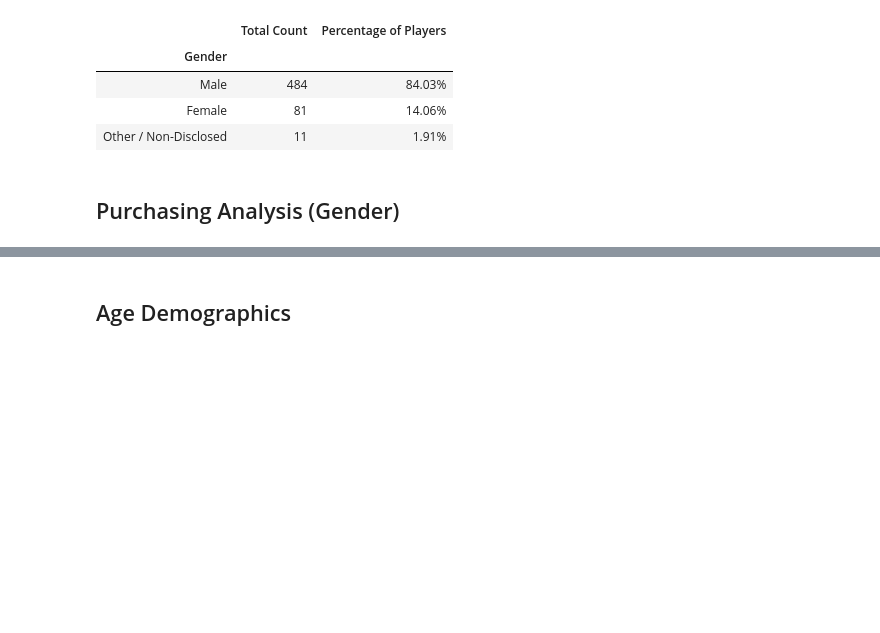
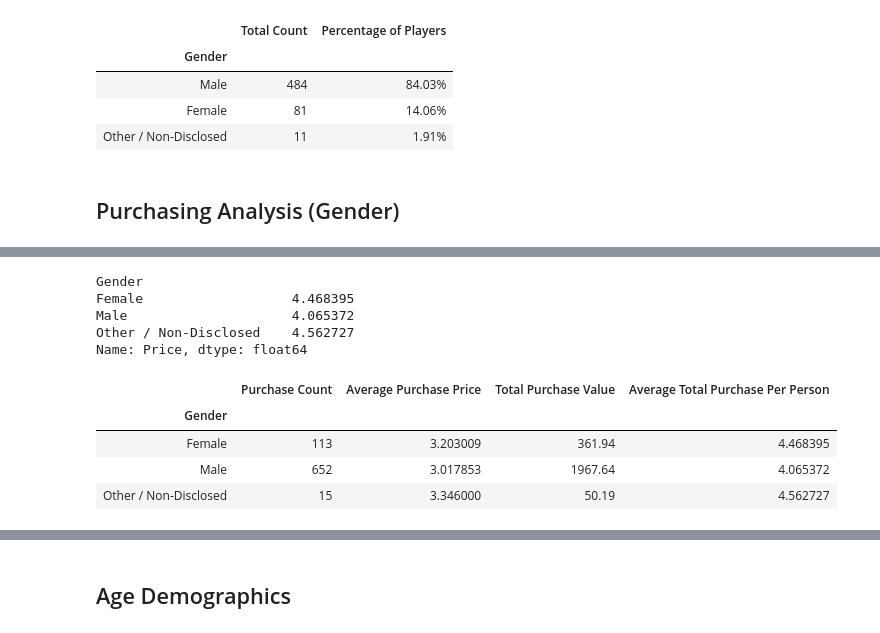
Before and after one commit to blt1339/pandas-challenge, a Jupyter notebook: HeroesOfPymoli/HeroesOfPymoli.ipynb, the cells around one changed output, grey strips where cells are left out. Drawn from its saved outputs; the diff is of its cells as text; code cells hidden in the pictures; blank space fills up the shorter version.

```diff
--- a/HeroesOfPymoli/HeroesOfPymoli.ipynb
+++ b/HeroesOfPymoli/HeroesOfPymoli.ipynb
@@ -148,0 +179,3 @@ sorted_gender_percent_summary_df.head()
+# %%
+gender_total_revenue = grouped_gender_df['Price'].sum()
+gender_total_revenue
@@ -148,0 +188,4 @@ sorted_gender_percent_summary_df.head()
+# %%
+# Group purchase_data by Gender
+grouped_sn_gender_df = purchase_data_df.groupby(["SN","Gender"])
+grouped_sn_gender_df.head()
@@ -148,0 +206,3 @@ sorted_gender_percent_summary_df.head()
+# %%
+total_purchase_gender_by_sn = grouped_sn_gender_df['Price'].sum()
+total_purchase_gender_by_sn
@@ -148,0 +223,23 @@ sorted_gender_percent_summary_df.head()
+# %%
+average_total_purchase_by_gender = total_purchase_gender_by_sn.groupby('Gender').mean()
+average_total_purchase_by_gender
+# %% [output]
+Gender
+Female                   4.468395
+Male                     4.065372
+Other / Non-Disclosed    4.562727
+Name: Price, dtype: float64
+# %%
+# Add the data into the summary DataFram3e
+purchasing_analysis_gender_df = pd.DataFrame({"Purchase Count": gender_number_purchases,
+                                              "Average Purchase Price": gender_average_price,
+                                              "Total Purchase Value": gender_total_revenue,
+                                             "Average Total Purchase Per Person": average_total_purchase_by_gender
+                                            })
+purchasing_analysis_gender_df
+# %% [output]
+|  | Purchase Count | Average Purchase Price | Total Purchase Value | Average Total Purchase Per Person |
+| Gender |  |  |  |  |
+| Female | 113 | 3.203009 | 361.94 | 4.468395 |
+| Male | 652 | 3.017853 | 1967.64 | 4.065372 |
+| Other / Non-Disclosed | 15 | 3.346000 | 50.19 | 4.562727 |
```
Also changed, not shown: parts of 17 cells of this notebook.
